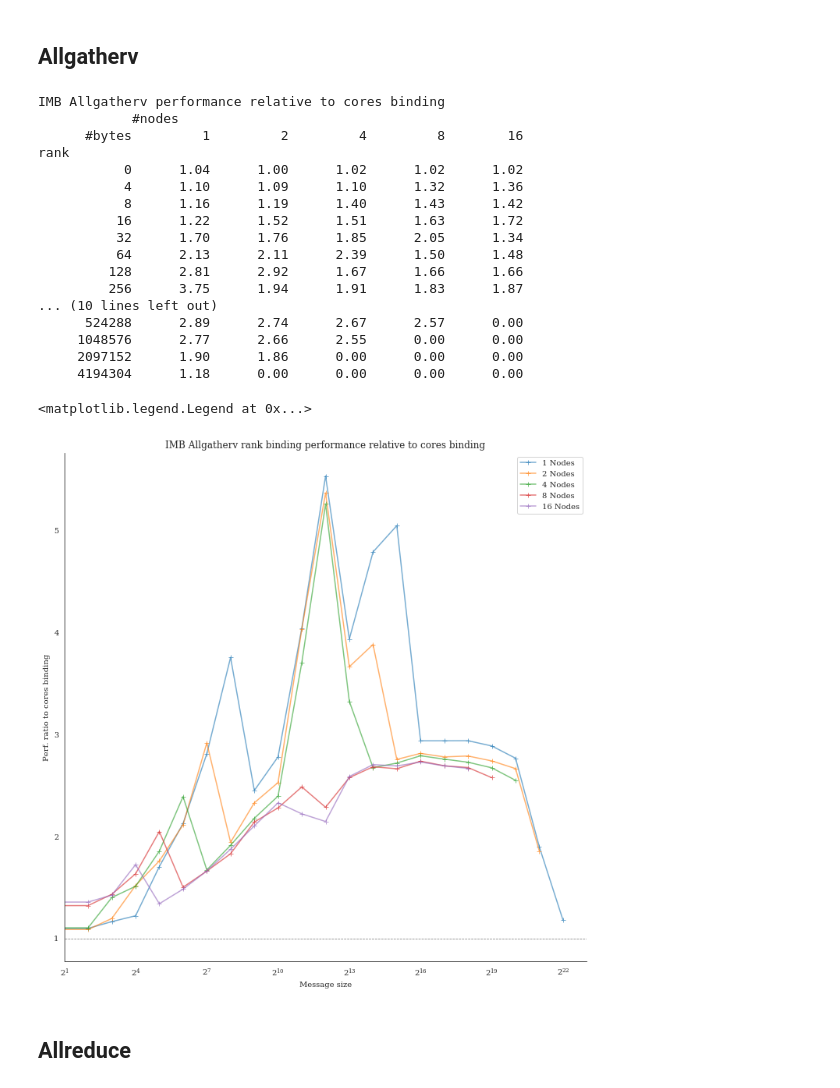
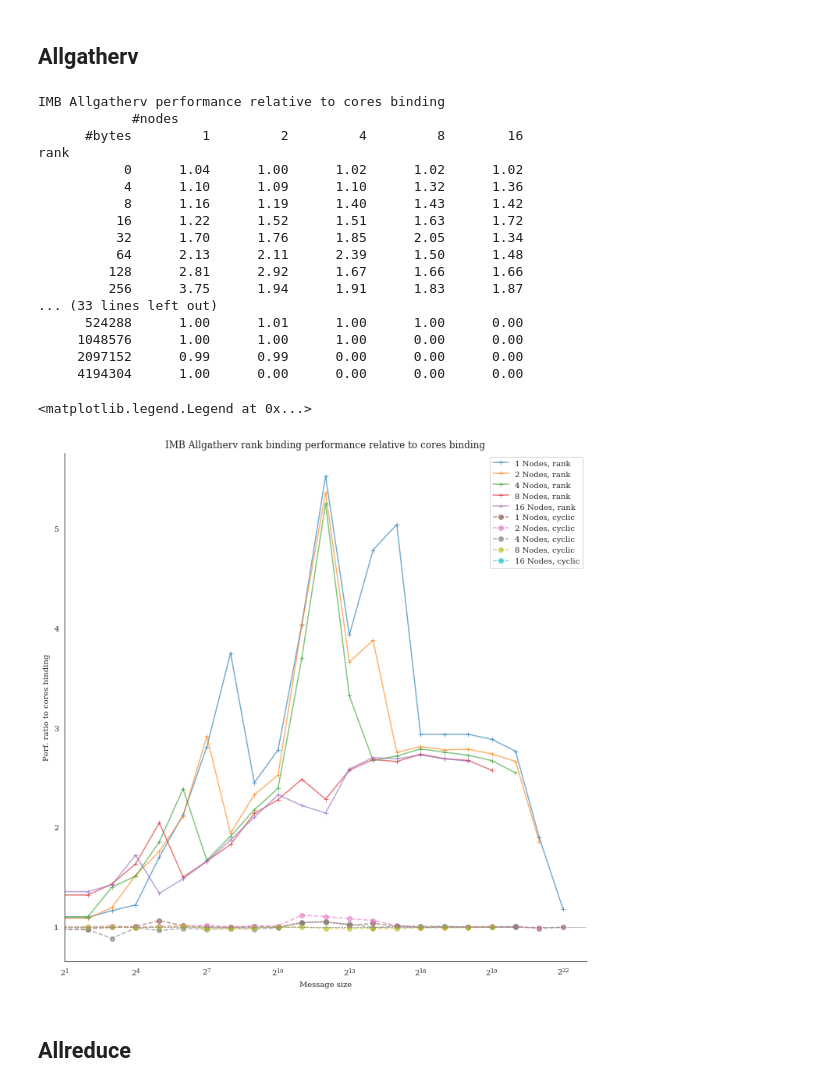
Before and after one commit to hpc-uk/archer-benchmarks, a Jupyter notebook: synth/IMB/analysis/ARCHER2_binding_comparison.ipynb, the cells around one changed output. Saved outputs shown, nothing was run; the diff lists cells and outputs as text; code cells hidden in the pictures.

Commit message:
Adds explicit cyclic binding results

```diff
--- a/synth/IMB/analysis/ARCHER2_binding_comparison.ipynb
+++ b/synth/IMB/analysis/ARCHER2_binding_comparison.ipynb
@@ -15,7 +15,7 @@ from synthanalysis import imb
 # %%
 nodelist = [1, 2, 4, 8, 16]
 baseline = 'cores'
-compare = ['rank']
+compare = ['rank','cyclic']
 sizelist = [0,
             4,
             8,
@@ -38,7 +38,7 @@ sizelist = [0,
       1048576,
       2097152,
       4194304]
-bindings = ['cores','rank']
+bindings = ['cores','rank','cyclic']
 # %% [markdown]
 ## Ping Pong
 # %%
@@ -57,7 +57,9 @@ for binding in bindings:
 print("IMB {0} performance relative to cores binding".format(benchmark))
 imb_ratio = imb.analyse_perf_matrix(baseline, compare, nodelist, sizelist, imb_perf, invert=False)
 for nodes in nodelist:
-    plt.plot(sizelist, imb.get_size_scaling(sizelist, nodes, imb_ratio['rank']), '-+', label=f'{nodes} Nodes', alpha=0.6)
+    plt.plot(sizelist, imb.get_size_scaling(sizelist, nodes, imb_ratio['rank']), '-+', label=f'{nodes} Nodes, rank', alpha=0.6)
+for nodes in nodelist:
+    plt.plot(sizelist, imb.get_size_scaling(sizelist, nodes, imb_ratio['cyclic']), '--o', label=f'{nodes} Nodes, cyclic', alpha=0.6)
 plt.axhline(y=1, c='gray', ls='--', lw=0.75)
 sns.despine()
 plt.xscale('log', basex=2)
@@ -103,7 +105,9 @@ for binding in bindings:
 print("IMB {0} performance relative to cores binding".format(benchmark))
 imb_ratio = imb.analyse_perf_matrix(baseline, compare, nodelist, sizelist, imb_perf, invert=False)
 for nodes in nodelist:
-    plt.plot(sizelist, imb.get_size_scaling(sizelist, nodes, imb_ratio['rank']), '-+', label=f'{nodes} Nodes', alpha=0.6)
+    plt.plot(sizelist, imb.get_size_scaling(sizelist, nodes, imb_ratio['rank']), '-+', label=f'{nodes} Nodes, rank', alpha=0.6)
+for nodes in nodelist:
+    plt.plot(sizelist, imb.get_size_scaling(sizelist, nodes, imb_ratio['cyclic']), '--o', label=f'{nodes} Nodes, cyclic', alpha=0.6)
 plt.axhline(y=1, c='gray', ls='--', lw=0.75)
 sns.despine()
 plt.xscale('log', basex=2)
@@ -149,7 +153,9 @@ for binding in bindings:
 print("IMB {0} performance relative to cores binding".format(benchmark))
 imb_ratio = imb.analyse_perf_matrix(baseline, compare, nodelist, sizelist, imb_perf, invert=True)
 for nodes in nodelist:
-    plt.plot(sizelist, imb.get_size_scaling(sizelist, nodes, imb_ratio['rank']), '-+', label=f'{nodes} Nodes', alpha=0.6)
+    plt.plot(sizelist, imb.get_size_scaling(sizelist, nodes, imb_ratio['rank']), '-+', label=f'{nodes} Nodes, rank', alpha=0.6)
+for nodes in nodelist:
+    plt.plot(sizelist, imb.get_size_scaling(sizelist, nodes, imb_ratio['cyclic']), '--o', label=f'{nodes} Nodes, cyclic', alpha=0.6)
 plt.axhline(y=1, c='gray', ls='--', lw=0.75)
 sns.despine()
 plt.xscale('log', basex=2)
@@ -194,35 +200,37 @@ for binding in bindings:
 # %%
 print("IMB {0} performance relative to cores binding".format(benchmark))
 imb_ratio = imb.analyse_perf_matrix(baseline, compare, nodelist, sizelist, imb_perf, invert=True)
 for nodes in nodelist:
-    plt.plot(sizelist, imb.get_size_scaling(sizelist, nodes, imb_ratio['rank']), '-+', label=f'{nodes} Nodes', alpha=0.6)
+    plt.plot(sizelist, imb.get_size_scaling(sizelist, nodes, imb_ratio['rank']), '-+', label=f'{nodes} Nodes, rank', alpha=0.6)
+for nodes in nodelist:
+    plt.plot(sizelist, imb.get_size_scaling(sizelist, nodes, imb_ratio['cyclic']), '--o', label=f'{nodes} Nodes, cyclic', alpha=0.6)
 plt.axhline(y=1, c='gray', ls='--', lw=0.75)
 sns.despine()
 plt.xscale('log', basex=2)
 plt.xlabel("Message size")
 plt.ylabel("Perf. ratio to cores binding")
 plt.title(f'IMB {benchmark} rank binding performance relative to cores binding')
 plt.legend(loc='best')
 # %% [output]
 IMB Allgatherv performance relative to cores binding
             #nodes
       #bytes         1         2         4         8        16
 rank
            0      1.04      1.00      1.02      1.02      1.02
            4      1.10      1.09      1.10      1.32      1.36
            8      1.16      1.19      1.40      1.43      1.42
           16      1.22      1.52      1.51      1.63      1.72
           32      1.70      1.76      1.85      2.05      1.34
           64      2.13      2.11      2.39      1.50      1.48
          128      2.81      2.92      1.67      1.66      1.66
          256      3.75      1.94      1.91      1.83      1.87
-... (10 lines left out)
-      524288      2.89      2.74      2.67      2.57      0.00
-     1048576      2.77      2.66      2.55      0.00      0.00
-     2097152      1.90      1.86      0.00      0.00      0.00
-     4194304      1.18      0.00      0.00      0.00      0.00
+... (33 lines left out)
+      524288      1.00      1.01      1.00      1.00      0.00
+     1048576      1.00      1.00      1.00      0.00      0.00
+     2097152      0.99      0.99      0.00      0.00      0.00
+     4194304      1.00      0.00      0.00      0.00      0.00
 <matplotlib.legend.Legend at 0x...>
-[figure, old version]
+[figure, new version]
 # %% [markdown]
 ## Allreduce
 # %%
```
Also changed, not shown: parts of 6 cells of this notebook.
